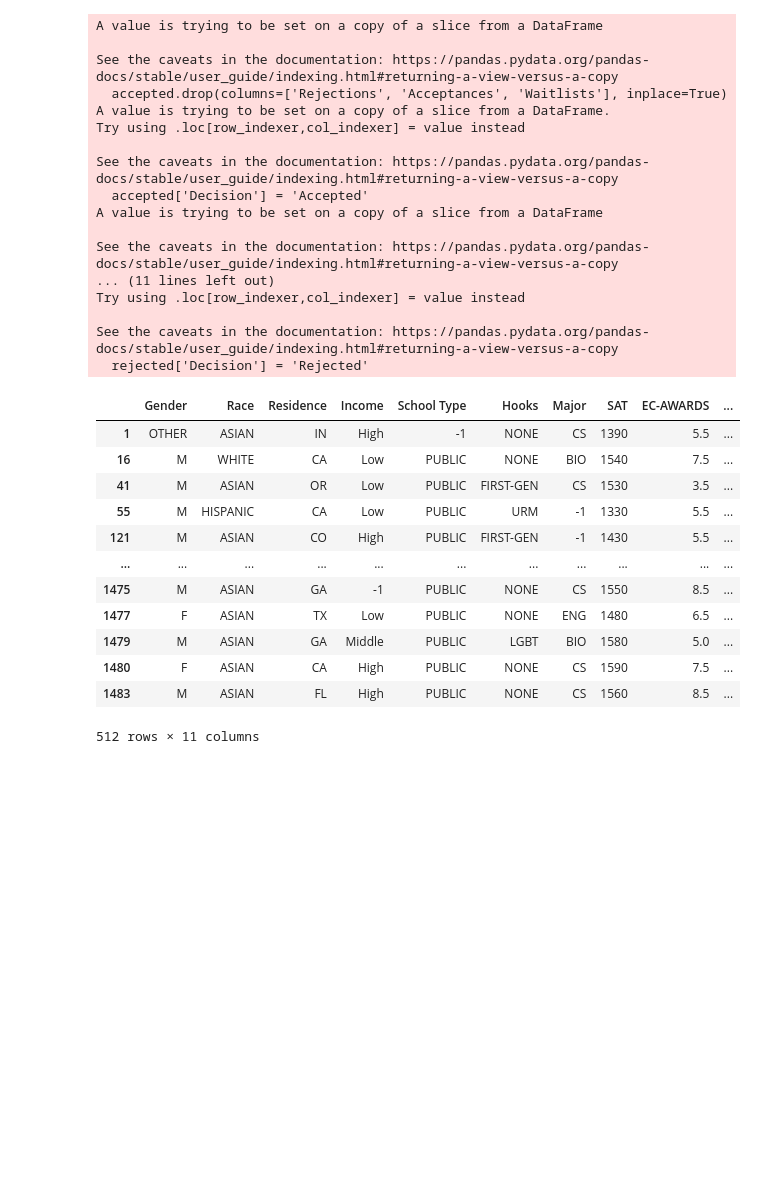
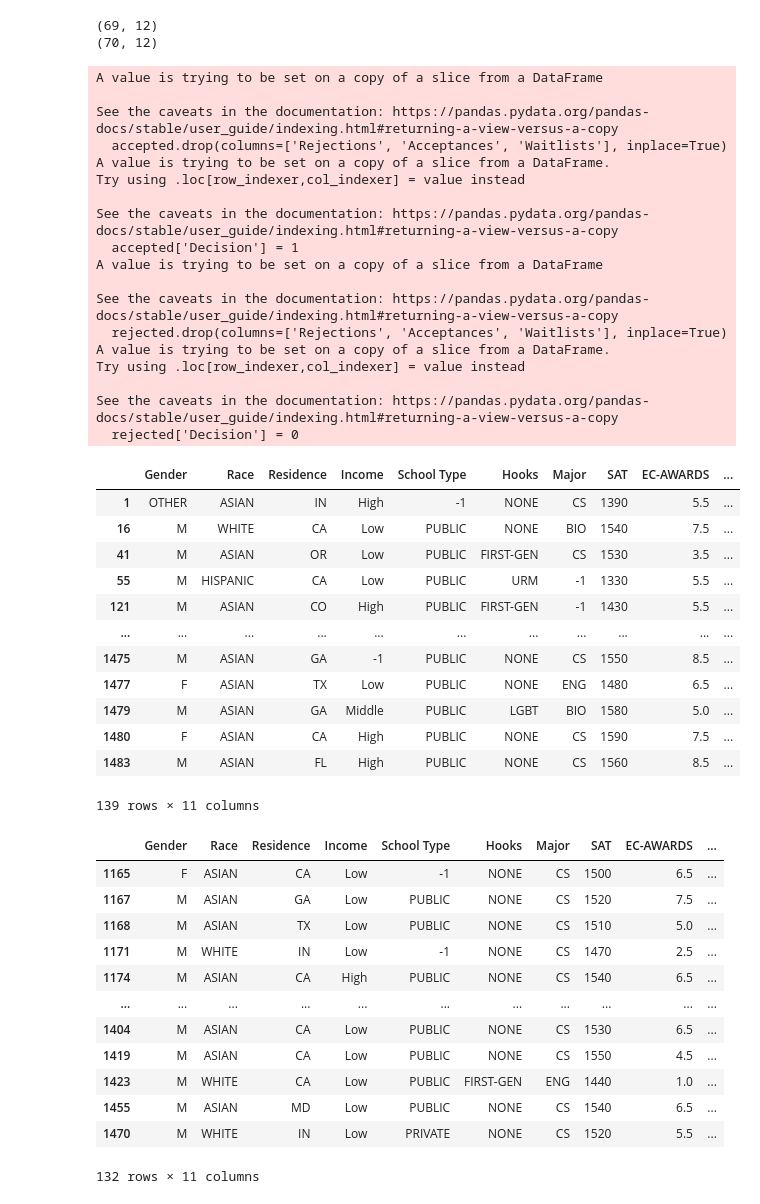
Before and after one commit to shreybirmiwal/college-predictor, a Jupyter notebook: 2-visualize/1-Correlations/gen_correlations.ipynb, the cells around one changed output. Cells and saved outputs as stored; diff of their text form; code cells hidden in the pictures; blank space fills up the shorter version.

```diff
--- a/2-visualize/1-Correlations/gen_correlations.ipynb
+++ b/2-visualize/1-Correlations/gen_correlations.ipynb
@@ -5,37 +5,46 @@ df = pd.read_csv('CLEAN.csv')
 #stanford dataset
 accepted = df[df['Acceptances'].str.contains('STANFORD')]
 accepted.drop(columns=['Rejections', 'Acceptances', 'Waitlists'], inplace=True)
-accepted['Decision'] = 'Accepted'
+accepted['Decision'] = 1
 
-waitlisted = df[df['Waitlists'].str.contains('STANFORD')]
-waitlisted.drop(columns=['Rejections', 'Acceptances', 'Waitlists'], inplace=True)
-waitlisted['Decision'] = 'Waitlisted'
+
 
 rejected = df[df['Rejections'].str.contains('STANFORD')]
 rejected.drop(columns=['Rejections', 'Acceptances', 'Waitlists'], inplace=True)
-rejected['Decision'] = 'Rejected'
+rejected['Decision'] = 0
+
+rejected = rejected.tail(70)
+
+
+print(accepted.shape)
+print(rejected.shape)
+
+
 
 dataset = pd.concat([accepted, rejected])
 dataset.drop(columns=['Note'], inplace=True)
 dataset
 # %% [output]
-A value is trying to be set on a copy of a slice from a DataFrame
-
-See the caveats in the documentation: https://pandas.pydata.org/pandas-docs/stable/user_guide/indexing.html#returning-a-view-versus-a-copy
-  accepted.drop(columns=['Rejections', 'Acceptances', 'Waitlists'], inplace=True)
-A value is trying to be set on a copy of a slice from a DataFrame.
-Try using .loc[row_indexer,col_indexer] = value instead
-
-See the caveats in the documentation: https://pandas.pydata.org/pandas-docs/stable/user_guide/indexing.html#returning-a-view-versus-a-copy
-  accepted['Decision'] = 'Accepted'
-A value is trying to be set on a copy of a slice from a DataFrame
-
-See the caveats in the documentation: https://pandas.pydata.org/pandas-docs/stable/user_guide/indexing.html#returning-a-view-versus-a-copy
-... (11 lines left out)
-Try using .loc[row_indexer,col_indexer] = value instead
-
-See the caveats in the documentation: https://pandas.pydata.org/pandas-docs/stable/user_guide/indexing.html#returning-a-view-versus-a-copy
-  rejected['Decision'] = 'Rejected'
+(69, 12)
+(70, 12)
+A value is trying to be set on a copy of a slice from a DataFrame
+
+See the caveats in the documentation: https://pandas.pydata.org/pandas-docs/stable/user_guide/indexing.html#returning-a-view-versus-a-copy
+  accepted.drop(columns=['Rejections', 'Acceptances', 'Waitlists'], inplace=True)
+A value is trying to be set on a copy of a slice from a DataFrame.
+Try using .loc[row_indexer,col_indexer] = value instead
+
+See the caveats in the documentation: https://pandas.pydata.org/pandas-docs/stable/user_guide/indexing.html#returning-a-view-versus-a-copy
+  accepted['Decision'] = 1
+A value is trying to be set on a copy of a slice from a DataFrame
+
+See the caveats in the documentation: https://pandas.pydata.org/pandas-docs/stable/user_guide/indexing.html#returning-a-view-versus-a-copy
+  rejected.drop(columns=['Rejections', 'Acceptances', 'Waitlists'], inplace=True)
+A value is trying to be set on a copy of a slice from a DataFrame.
+Try using .loc[row_indexer,col_indexer] = value instead
+
+See the caveats in the documentation: https://pandas.pydata.org/pandas-docs/stable/user_guide/indexing.html#returning-a-view-versus-a-copy
+  rejected['Decision'] = 0
 |  | Gender | Race | Residence | Income | School Type | Hooks | Major | SAT | EC-AWARDS | ... |
 | 1 | OTHER | ASIAN | IN | High | -1 | NONE | CS | 1390 | 5.5 | ... |
 | 16 | M | WHITE | CA | Low | PUBLIC | NONE | BIO | 1540 | 7.5 | ... |
@@ -48,4 +57,28 @@ See the caveats in the documentation: https://pandas.pydata.org/pandas-docs/stab
 | 1479 | M | ASIAN | GA | Middle | PUBLIC | LGBT | BIO | 1580 | 5.0 | ... |
 | 1480 | F | ASIAN | CA | High | PUBLIC | NONE | CS | 1590 | 7.5 | ... |
 | 1483 | M | ASIAN | FL | High | PUBLIC | NONE | CS | 1560 | 8.5 | ... |
-512 rows × 11 columns
+139 rows × 11 columns
+# %%
+def bucketize(df, column, num_buckets):
+    df[column] = pd.qcut(df[column], num_buckets, labels=False)
+    return df
+
+#dataset = bucketize(dataset, 'SAT', 4)
+#dataset = bucketize(dataset, 'EC-AWARDS', 4)
+#dataset = bucketize(dataset, 'ESSAY-LOR-INTERVIEW', 4)
+
+dataset
+# %% [output]
+|  | Gender | Race | Residence | Income | School Type | Hooks | Major | SAT | EC-AWARDS | ... |
+| 1165 | F | ASIAN | CA | Low | -1 | NONE | CS | 1500 | 6.5 | ... |
+| 1167 | M | ASIAN | GA | Low | PUBLIC | NONE | CS | 1520 | 7.5 | ... |
+| 1168 | M | ASIAN | TX | Low | PUBLIC | NONE | CS | 1510 | 5.0 | ... |
+| 1171 | M | WHITE | IN | Low | -1 | NONE | CS | 1470 | 2.5 | ... |
+| 1174 | M | ASIAN | CA | High | PUBLIC | NONE | CS | 1540 | 6.5 | ... |
+| ... | ... | ... | ... | ... | ... | ... | ... | ... | ... | ... |
+| 1404 | M | ASIAN | CA | Low | PUBLIC | NONE | CS | 1530 | 6.5 | ... |
+| 1419 | M | ASIAN | CA | Low | PUBLIC | NONE | CS | 1550 | 4.5 | ... |
+| 1423 | M | WHITE | CA | Low | PUBLIC | FIRST-GEN | ENG | 1440 | 1.0 | ... |
+| 1455 | M | ASIAN | MD | Low | PUBLIC | NONE | CS | 1540 | 6.5 | ... |
+| 1470 | M | WHITE | IN | Low | PRIVATE | NONE | CS | 1520 | 5.5 | ... |
+132 rows × 11 columns
```
Also changed, not shown: parts of 5 cells of this notebook, 1 other file.
